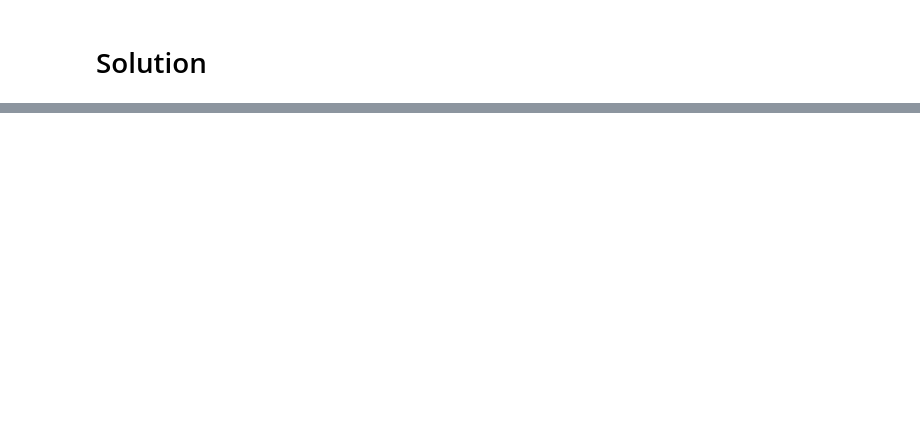
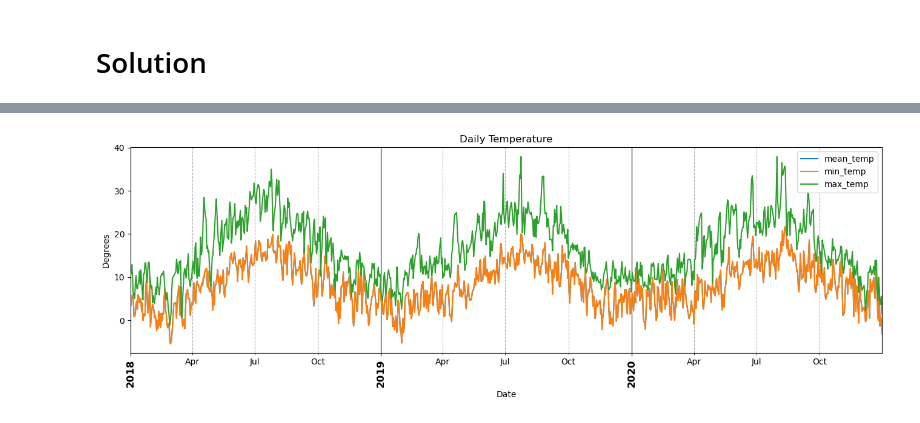
Before and after one commit to LoveidaLucero/Time-Series-Analysis, a Jupyter notebook: Visualizing Time Series.ipynb, the cells around one changed output, grey strips where cells are left out. Cells and saved outputs as stored; diff of their text form; code cells hidden in the pictures; blank space fills up the shorter version.

Commit message:
Completed Visualizing Time Series

```diff
--- a/Visualizing Time Series.ipynb
+++ b/Visualizing Time Series.ipynb
@@ -68,0 +182,7 @@ Note: you may want to make a temporary DataFrame that you will use to answer thi
+# %%
+df_filtered = df.loc['2000':, ['precipitation',
+                      'mean_temp',
+                      'min_temp',
+                      'max_temp',
+                      'snow_depth']]
+df_filtered
@@ -68,0 +217,9 @@ Note: you may want to make a temporary DataFrame that you will use to answer thi
+# %%
+# imputing with interpolate for temp columns
+df_filtered['mean_temp'] = df_filtered['min_temp'].interpolate()
+df_filtered['min_temp'] = df_filtered['min_temp'].interpolate()
+df_filtered['max_temp'] = df_filtered['max_temp'].interpolate()
+
+# imputing with forward fill for precipitation and snow_depth
+df_filtered['precipitation'] = df_filtered['precipitation'].interpolate()
+df_filtered['snow_depth'] = df_filtered['snow_depth'].interpolate()
@@ -68,0 +252,31 @@ Note: you may want to make a temporary DataFrame that you will use to answer thi
+# %%
+# define columns and years to plot
+plot_df = df_filtered.loc['2018':,['mean_temp','min_temp','max_temp']]
+# %%
+## Plot the data
+ax = plot_df.plot(figsize=(16,5))
+ax.set(title='Daily Temperature', ylabel='Degrees', xlabel='Date')
+
+# customize major ticks
+major_loc =  mdates.YearLocator(1)
+major_fmt = mdates.DateFormatter("%Y")
+ax.set_xticks(ax.get_xticks())
+ax.set_xticklabels(ax.get_xticklabels(), fontsize='large',fontweight='bold' )
+ax.xaxis.set_major_locator(major_loc)
+ax.xaxis.set_major_formatter(major_fmt)
+
+
+# customize minor ticks
+minor_loc =  mdates.MonthLocator(interval=3)
+minor_fmt = mdates.DateFormatter("%b")
+
+ax.xaxis.set_minor_locator(minor_loc)
+ax.xaxis.set_minor_formatter(minor_fmt)
+
+## Final xdate tweaks
+ax.grid(which='minor',axis='x',ls="--")
+ax.grid(which='major',axis='x',color='k')
+fig = ax.get_figure()
+fig.autofmt_xdate(which='major',rotation=90, ha='center');
+# %% [output]
+[figure, added]
```
Also changed, not shown: parts of 22 cells of this notebook.
